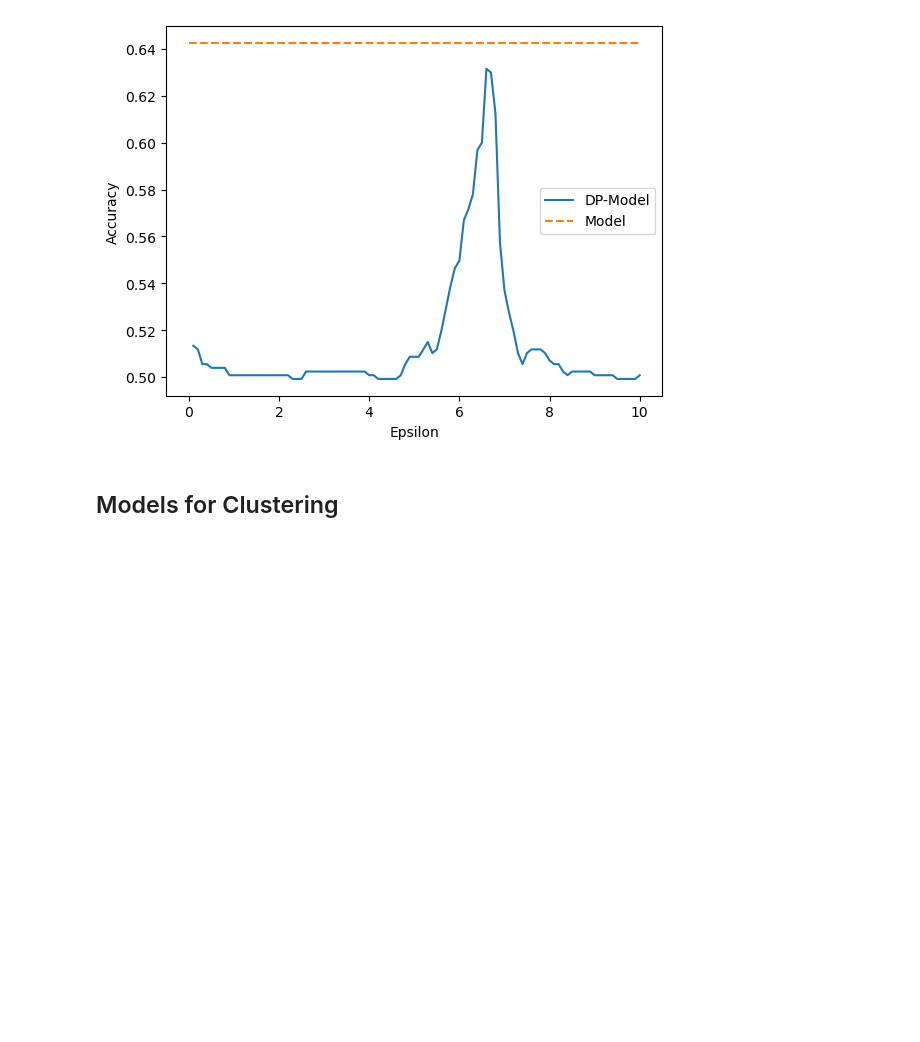
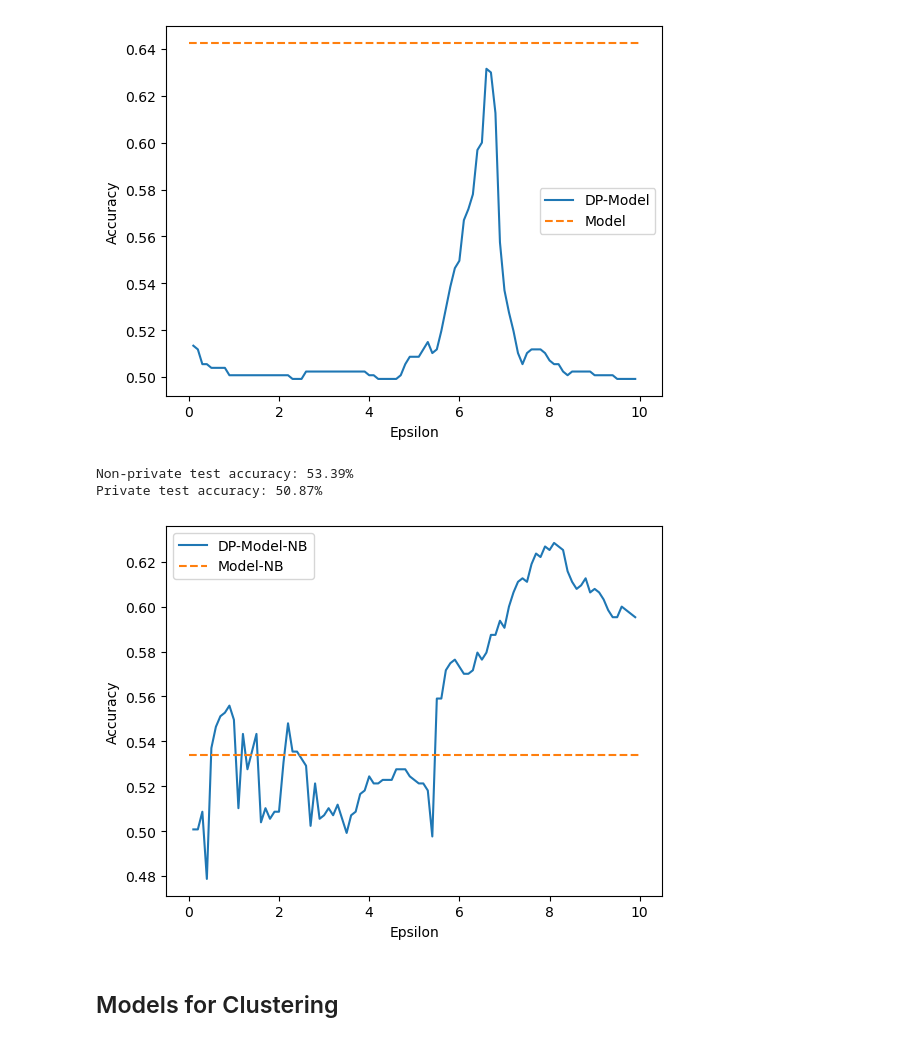
Before and after one commit to Kekkodf/Master-Thesis, a Jupyter notebook: Code/Notebook_thesis.ipynb, the cells around one changed output. Cells and saved outputs as stored; diff of their text form; code cells hidden in the pictures; blank space fills up the shorter version.

Commit message:
Added Naive Baysian Model

```diff
--- a/Code/Notebook_thesis.ipynb
+++ b/Code/Notebook_thesis.ipynb
@@ -296,12 +296,12 @@ print("Accuracy in the Privacy Model: %.2f%%" % (privacy_model.score(X_test, y_t
 Accuracy in the Privacy Model: 51.34%
 # %%
 accuracy_dp_score = []
-for epsilon in np.linspace(0.1, 10, 100):
+for epsilon in np.arange(0.1, 10, 0.1):
     dp_model = LogisticRegressionDP(epsilon=epsilon, data_norm=5, random_state=0, max_iter=1000)
     dp_model.fit(X_train, y_train)
     accuracy_dp_score.append(dp_model.score(X_test, y_test))
 
-plt.plot(np.linspace(0.1, 10, 100), accuracy_dp_score, label='DP-Model')
+plt.plot(np.arange(0.1, 10, 0.1), accuracy_dp_score, label='DP-Model')
 plt.plot([0, 10], [accuracy_model_score[0], accuracy_model_score[0]], label='Model', linestyle='--')
 plt.xlabel('Epsilon')
 plt.ylabel('Accuracy')
@@ -309,6 +309,42 @@ plt.legend()
 plt.show()
 # %% [output]
 [figure]
+# %%
+from diffprivlib.models import GaussianNB as dp_GaussianNB
+from sklearn.naive_bayes import GaussianNB as GaussianNB_sklearn
+
+model_NB = GaussianNB_sklearn()
+model_NB.fit(X_train, y_train)
+
+private_model_NB = dp_GaussianNB()
+private_model_NB.fit(X_train, y_train)
+
+model_NB_accuracy = model_NB.score(X_test, y_test)
+model_NB_accuracy_score = []
+model_NB_accuracy_score.append(model_NB_accuracy)
+
+private_model_NB_accuracy = private_model_NB.score(X_test, y_test)
+
+print("Non-private test accuracy: %.2f%%" % (model_NB_accuracy * 100))
+print("Private test accuracy: %.2f%%" % (private_model_NB_accuracy * 100))
+# %% [output]
+Non-private test accuracy: 53.39%
+Private test accuracy: 50.87%
+# %%
+accuracy_dp_score_NB = []
+for epsilon in np.arange(0.1, 10, 0.1):
+    dp_model = dp_GaussianNB(epsilon=epsilon, random_state=0)
+    dp_model.fit(X_train, y_train)
+    accuracy_dp_score_NB.append(dp_model.score(X_test, y_test))
+
+plt.plot(np.arange(0.1, 10, 0.1), accuracy_dp_score_NB, label='DP-Model-NB')
+plt.plot([0,10], [model_NB_accuracy_score[0], model_NB_accuracy_score[0]], label='Model-NB', linestyle='--')
+plt.xlabel('Epsilon')
+plt.ylabel('Accuracy')
+plt.legend()
+plt.show()
+# %% [output]
+[figure, added]
 # %% [markdown]
 ## Models for Clustering
 # %% [markdown]
```
Also changed, not shown: parts of 3 cells of this notebook.
